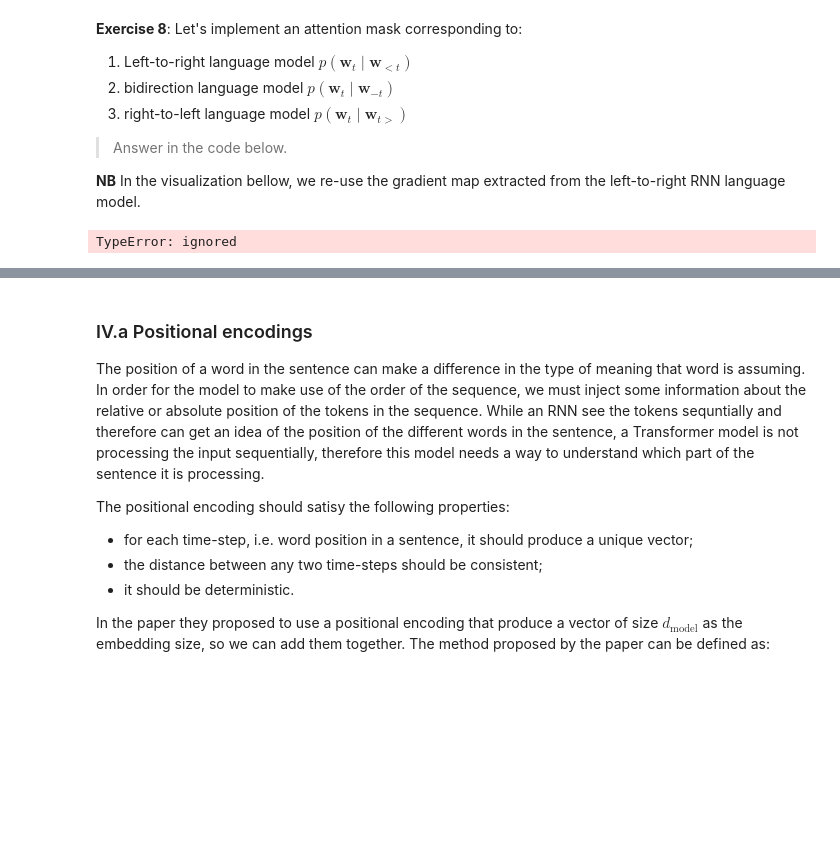
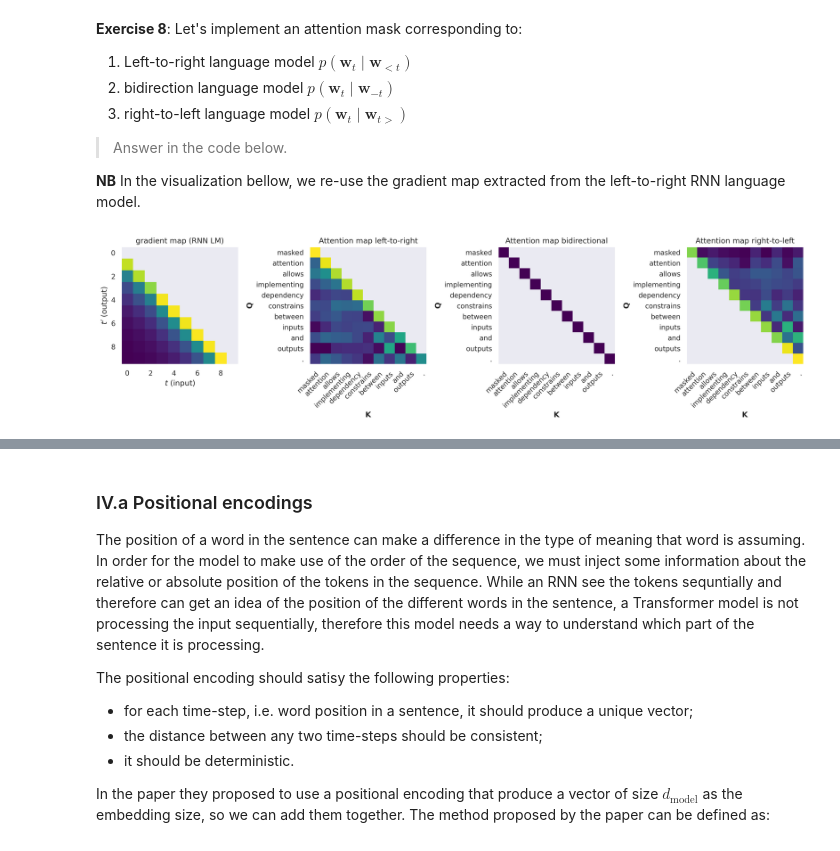
Before and after one commit to samyhaff/02456-deep-learning-with-PyTorch, a Jupyter notebook: 5_Transformers/5_1_EXE_deep_learning_with_transformers.ipynb, the cells around one changed output, grey strips where cells are left out. Cells and saved outputs as stored; diff of their text form; code cells hidden in the pictures; blank space fills up the shorter version.

```diff
--- a/5_Transformers/5_1_EXE_deep_learning_with_transformers.ipynb
+++ b/5_Transformers/5_1_EXE_deep_learning_with_transformers.ipynb
@@ -908,37 +906,38 @@ sentence = "Masked attention allows implementing dependency constrains between i
 token_ids = torch.tensor(glove_tokenizer.encode(sentence).ids)
 tokens = [glove_vocabulary[x] for x in token_ids]
 vectors = embeddings(token_ids)
 
 # EXERCISE: Implement the masks corresponding to each factorization
 # Hint: check the documentation for `torch.diag()`, `torch.triu()` and `torch.tril()`
 T = len(token_ids)
+full_mask = torch.ones(T, T)
 masks = {
-    "left-to-right": ..., # <- YOUR CODE HERE
-    "bidirectional": ..., # <- YOUR CODE HERE
-    "right-to-left": ..., # <- YOUR CODE HERE
+    "left-to-right": torch.triu(full_mask) - torch.diag(torch.diag(full_mask)),
+    "bidirectional": full_mask - torch.diag(torch.diag(full_mask)),
+    "right-to-left": torch.tril(full_mask) - torch.diag(torch.diag(full_mask))
 }
 for key in masks.keys():
     if masks[key] is not None:
         masks[key] = masks[key] = torch.where(masks[key] == 0, 0, -math.inf)
 
 # visualized the log of the masked attention map
 fig, axes = plt.subplots(ncols=1+len(masks), figsize = (16,6), sharex=False, sharey=False, dpi=300)
 # plot the gradient map from the RNN LM
 axes.flat[0].imshow(grad_magnitude, sns.color_palette("viridis", as_cmap=True))
 axes.flat[0].set_xlabel("$t$ (input)")
 axes.flat[0].set_ylabel("$t'$ (output)")
 axes.flat[0].grid(False)
 axes.flat[0].set_title("gradient map (RNN LM)")
 # plot the attention map
 for ax, (mask_name, mask) in zip(axes.flat[1:], masks.items()):
     if mask is not None:
         H, attention_map_masked = masked_attention(vectors, vectors, vectors, mask=mask)
         plot_attention_map(attention_map_masked.log(), tokens, tokens, ax=ax, color_bar=False)
     ax.set_title(f"Attention map {mask_name}")
 plt.tight_layout()
 plt.show()
 # %% [output]
-TypeError: ignored
+[figure, added]
 # %% [markdown]
 ----
 ## IV. Transformers
```
Also changed, not shown: parts of 9 cells of this notebook.
